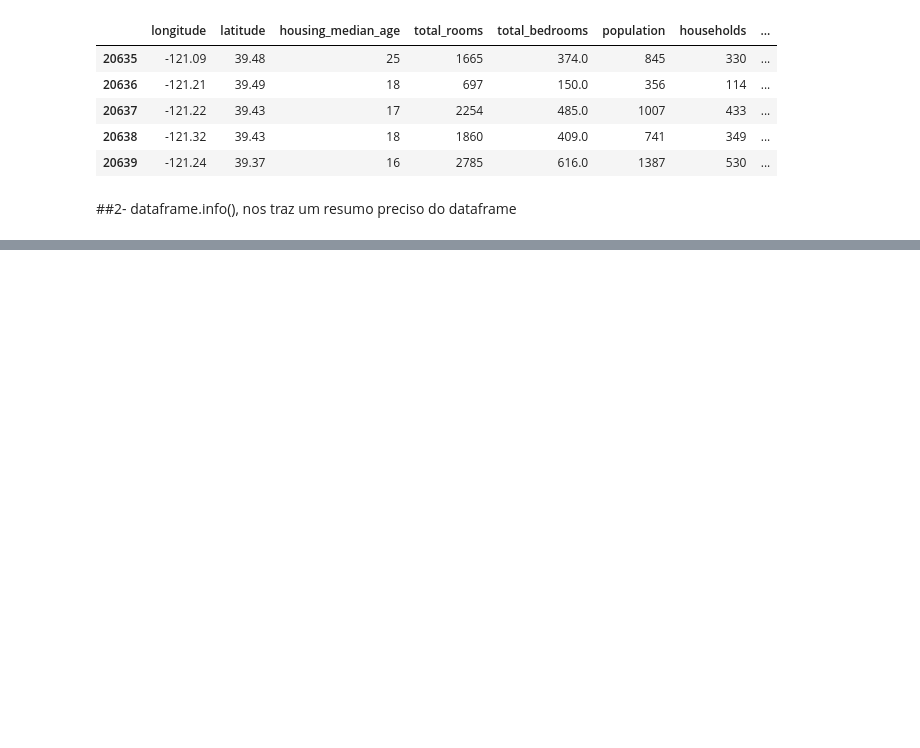
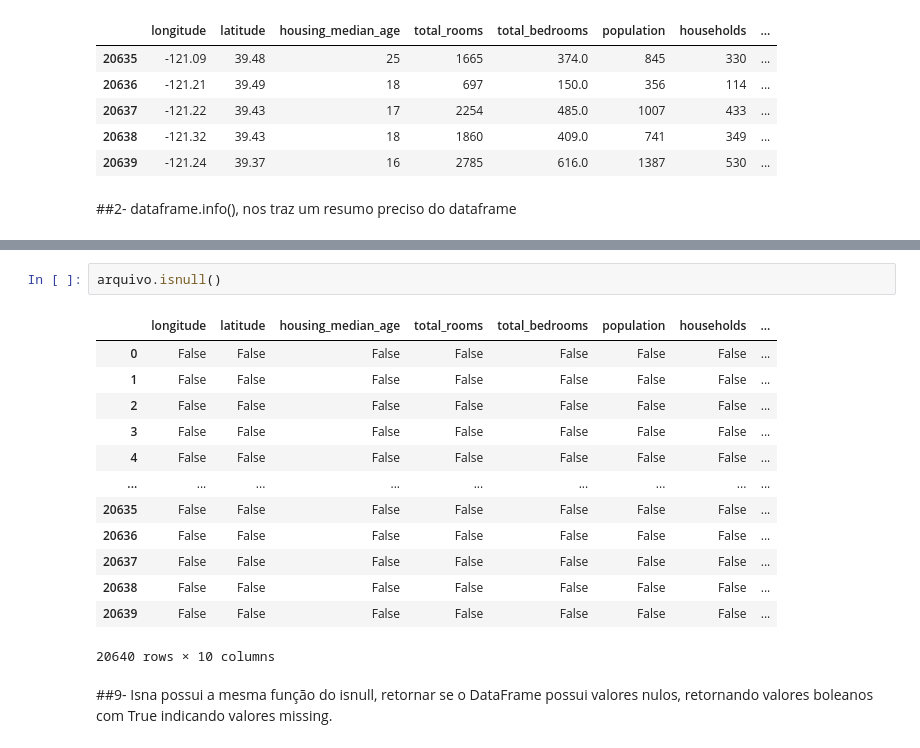
Before and after one commit to KARINAgoncalvesSOARES/Pandas, a Jupyter notebook: 20_funções_do_pandas_ipynbUntitled0.ipynb, the cells around one changed output, grey strips where cells are left out. Drawn from its saved outputs; the diff is of its cells as text; blank space fills up the shorter version.

```diff
--- a/20_funções_do_pandas_ipynbUntitled0.ipynb
+++ b/20_funções_do_pandas_ipynbUntitled0.ipynb
@@ -35,0 +130,18 @@ arquivo.tail()
+# %%
+arquivo.isnull()
+# %% [output]
+|  | longitude | latitude | housing_median_age | total_rooms | total_bedrooms | population | households | ... |
+| 0 | False | False | False | False | False | False | False | ... |
+| 1 | False | False | False | False | False | False | False | ... |
+| 2 | False | False | False | False | False | False | False | ... |
+| 3 | False | False | False | False | False | False | False | ... |
+| 4 | False | False | False | False | False | False | False | ... |
+| ... | ... | ... | ... | ... | ... | ... | ... | ... |
+| 20635 | False | False | False | False | False | False | False | ... |
+| 20636 | False | False | False | False | False | False | False | ... |
+| 20637 | False | False | False | False | False | False | False | ... |
+| 20638 | False | False | False | False | False | False | False | ... |
+| 20639 | False | False | False | False | False | False | False | ... |
+20640 rows × 10 columns
+# %% [markdown]
+##9- Isna possui a mesma função do isnull, retornar se o DataFrame possui valores nulos, retornando valores boleanos com True indicando valores missing.
```
Also changed, not shown: parts of 18 cells of this notebook.
